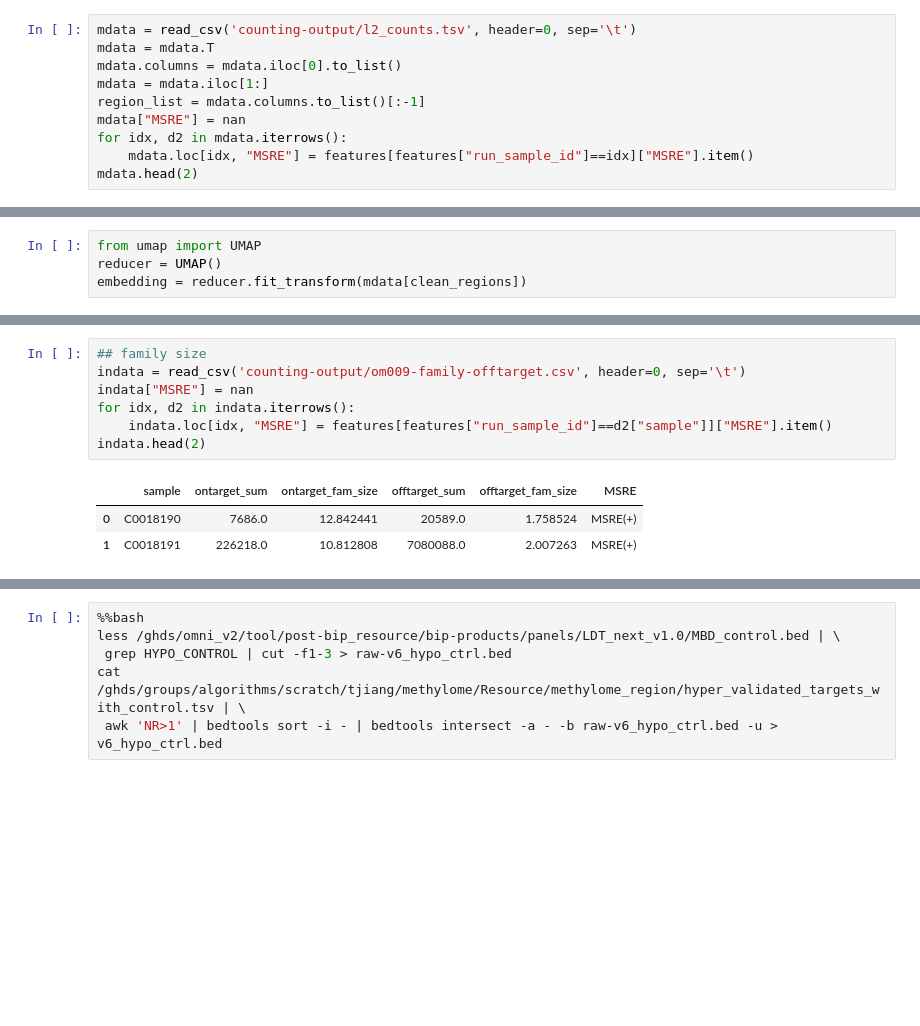
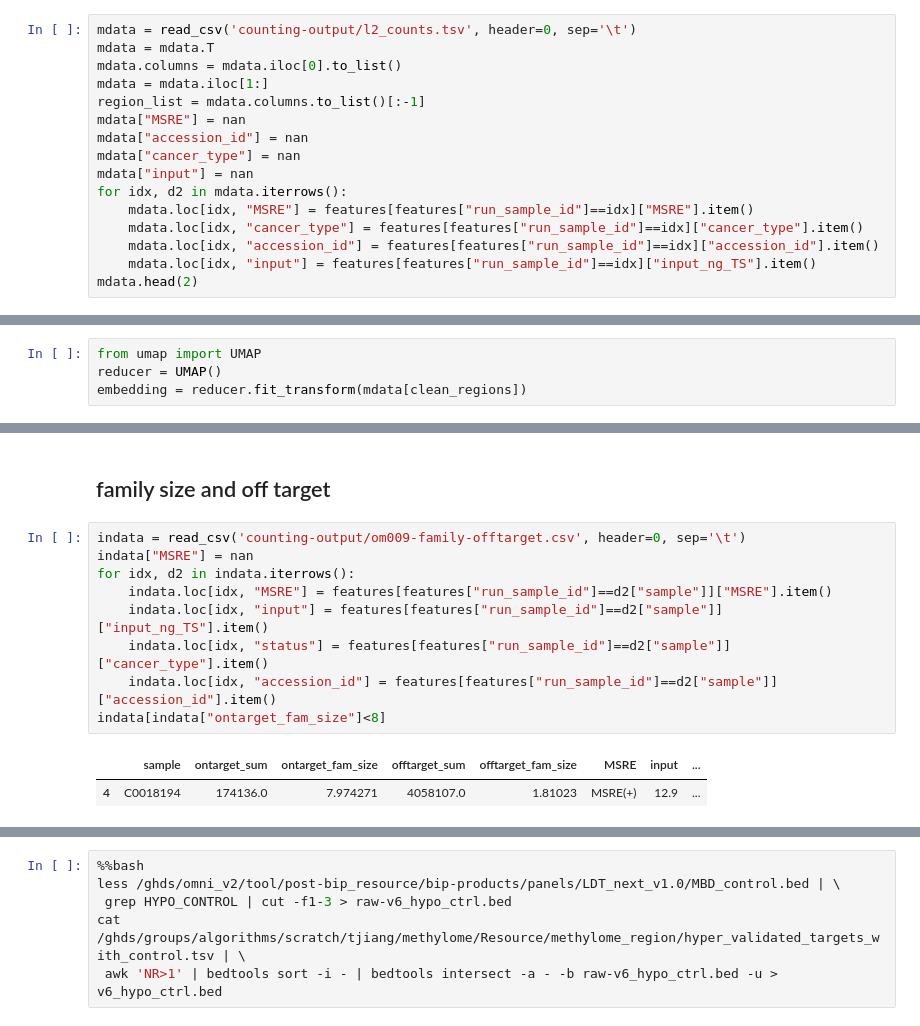
Before and after one commit to gh-schen/assay-analysis, a Jupyter notebook: om-227/mbd-msre-comparison.ipynb, the cells around one changed output, grey strips where cells are left out. Cells and saved outputs as stored; diff of their text form; blank space fills up the shorter version.

```diff
--- a/om-227/mbd-msre-comparison.ipynb
+++ b/om-227/mbd-msre-comparison.ipynb
@@ -32,8 +22,14 @@ mdata.columns = mdata.iloc[0].to_list()
 mdata = mdata.iloc[1:]
 region_list = mdata.columns.to_list()[:-1]
 mdata["MSRE"] = nan
+mdata["accession_id"] = nan
+mdata["cancer_type"] = nan
+mdata["input"] = nan
 for idx, d2 in mdata.iterrows():
     mdata.loc[idx, "MSRE"] = features[features["run_sample_id"]==idx]["MSRE"].item()
+    mdata.loc[idx, "cancer_type"] = features[features["run_sample_id"]==idx]["cancer_type"].item()
+    mdata.loc[idx, "accession_id"] = features[features["run_sample_id"]==idx]["accession_id"].item()
+    mdata.loc[idx, "input"] = features[features["run_sample_id"]==idx]["input_ng_TS"].item()
 mdata.head(2)
 # %% [output]
 |  | 1_10002945_10003896 | 1_100315326_100316120 | 1_1003813_1004865 | 1_100435187_100436167 | ... |
@@ -91,11 +241,14 @@ _ = pyplot.legend()
+# %% [markdown]
+## family size and off target
 # %%
-## family size
 indata = read_csv('counting-output/om009-family-offtarget.csv', header=0, sep='\t')
 indata["MSRE"] = nan
 for idx, d2 in indata.iterrows():
     indata.loc[idx, "MSRE"] = features[features["run_sample_id"]==d2["sample"]]["MSRE"].item()
-indata.head(2)
+    indata.loc[idx, "input"] = features[features["run_sample_id"]==d2["sample"]]["input_ng_TS"].item()
+    indata.loc[idx, "status"] = features[features["run_sample_id"]==d2["sample"]]["cancer_type"].item()
+    indata.loc[idx, "accession_id"] = features[features["run_sample_id"]==d2["sample"]]["accession_id"].item()
+indata[indata["ontarget_fam_size"]<8]
 # %% [output]
-|  | sample | ontarget_sum | ontarget_fam_size | offtarget_sum | offtarget_fam_size | MSRE |
-| 0 | C0018190 | 7686.0 | 12.842441 | 20589.0 | 1.758524 | MSRE(+) |
-| 1 | C0018191 | 226218.0 | 10.812808 | 7080088.0 | 2.007263 | MSRE(+) |
+|  | sample | ontarget_sum | ontarget_fam_size | offtarget_sum | offtarget_fam_size | MSRE | input | ... |
+| 4 | C0018194 | 174136.0 | 7.974271 | 4058107.0 | 1.81023 | MSRE(+) | 12.9 | ... |
```
Also changed, not shown: parts of 53 cells of this notebook.
